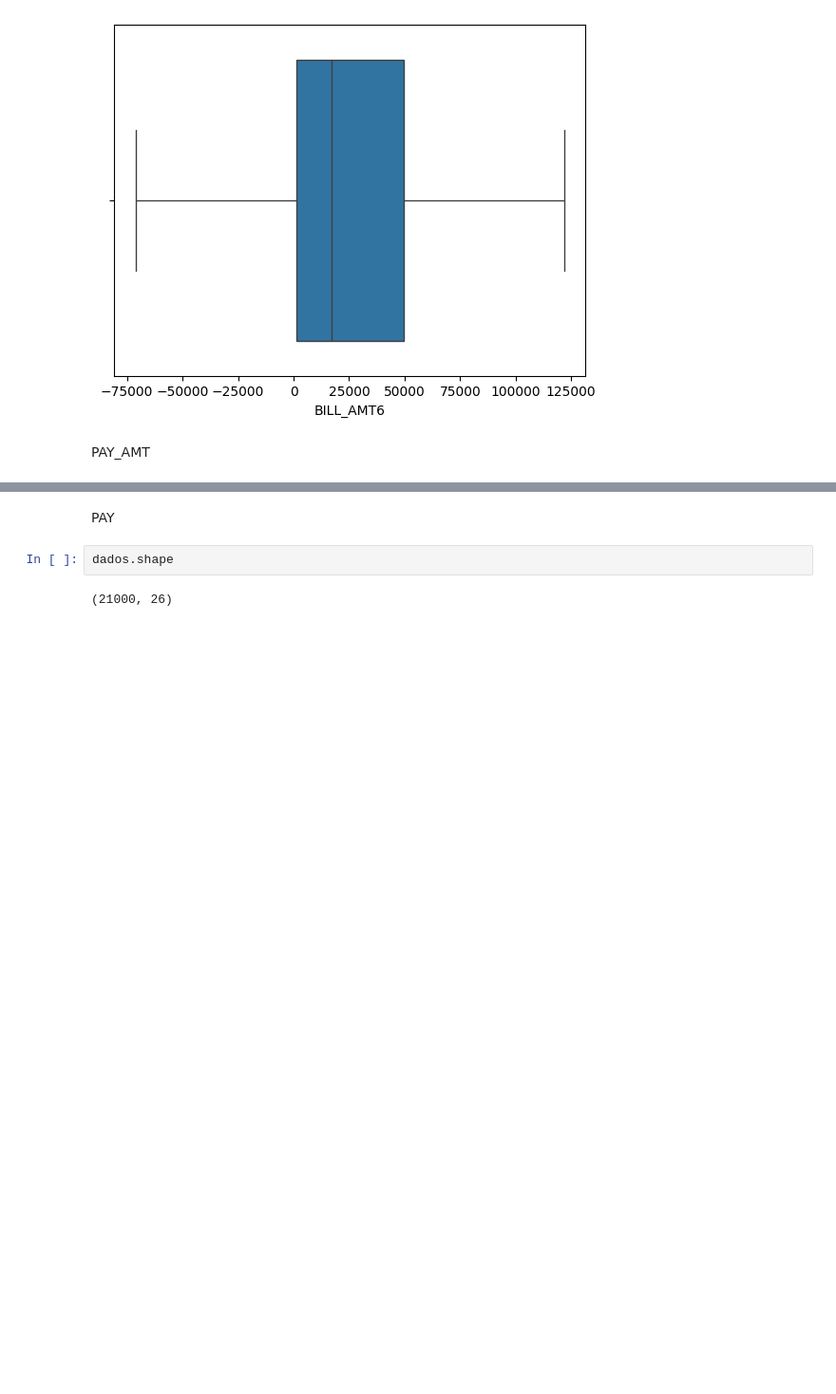
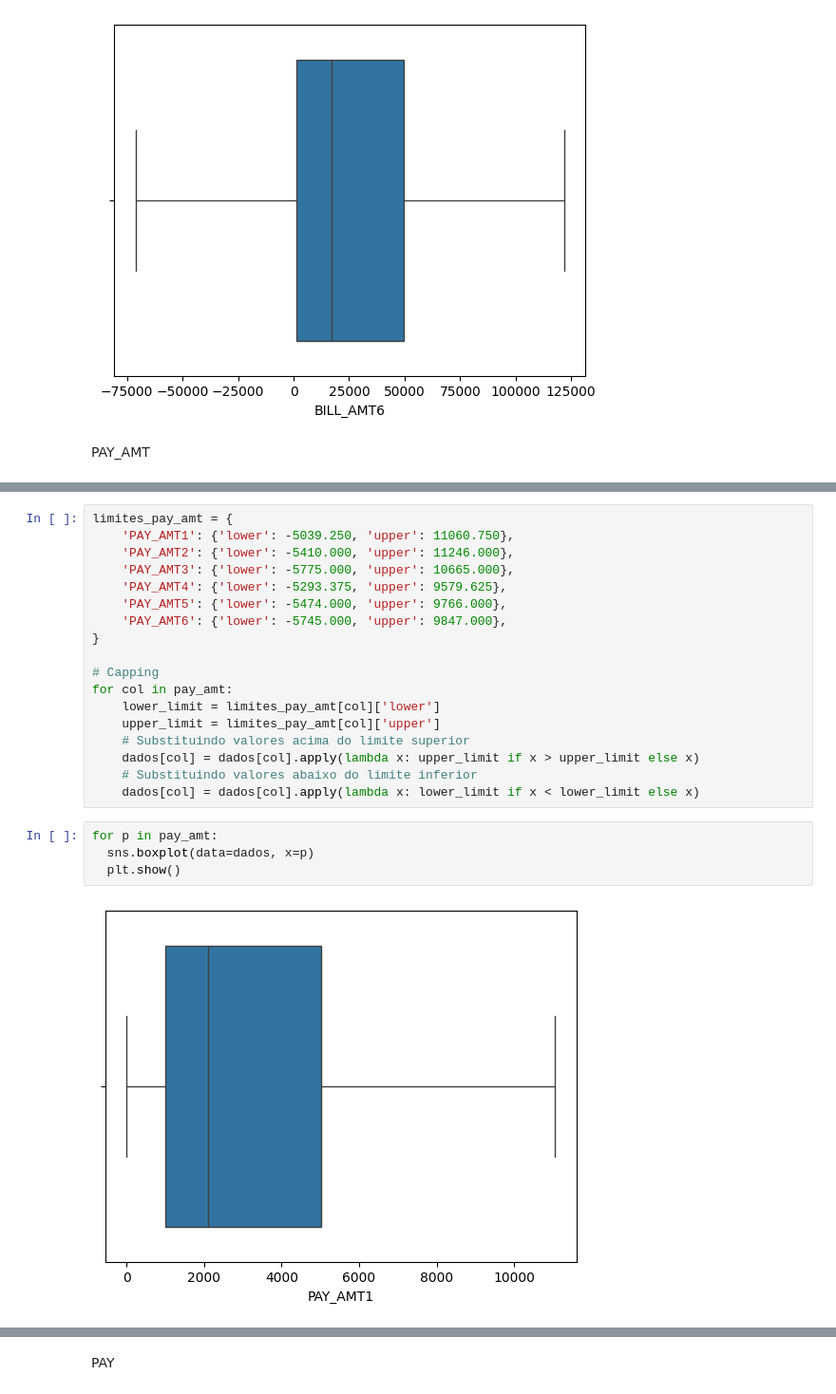
Before and after one commit to HammadN98/inadimplencia_em_cartoes_de_credito, a Jupyter notebook: inadimplecia_credito.ipynb, the cells around one changed output, grey strips where cells are left out. Shown at 95% size. Cells and saved outputs as stored; diff of their text form; blank space fills up the shorter version.

```diff
--- a/inadimplecia_credito.ipynb
+++ b/inadimplecia_credito.ipynb
@@ -452,0 +470,24 @@ PAY_AMT
+# %%
+limites_pay_amt = {
+    'PAY_AMT1': {'lower': -5039.250, 'upper': 11060.750},
+    'PAY_AMT2': {'lower': -5410.000, 'upper': 11246.000},
+    'PAY_AMT3': {'lower': -5775.000, 'upper': 10665.000},
+    'PAY_AMT4': {'lower': -5293.375, 'upper': 9579.625},
+    'PAY_AMT5': {'lower': -5474.000, 'upper': 9766.000},
+    'PAY_AMT6': {'lower': -5745.000, 'upper': 9847.000},
+}
+
+# Capping
+for col in pay_amt:
+    lower_limit = limites_pay_amt[col]['lower']
+    upper_limit = limites_pay_amt[col]['upper']
+    # Substituindo valores acima do limite superior
+    dados[col] = dados[col].apply(lambda x: upper_limit if x > upper_limit else x)
+    # Substituindo valores abaixo do limite inferior
+    dados[col] = dados[col].apply(lambda x: lower_limit if x < lower_limit else x)
+# %%
+for p in pay_amt:
+  sns.boxplot(data=dados, x=p)
+  plt.show()
+# %% [output]
+[figure, added]
@@ -453,6 +499,2 @@ PAY_AMT
 # %% [markdown]
 PAY
-# %%
-dados.shape
-# %% [output]
-(21000, 26)
```
Also changed, not shown: parts of 7 cells of this notebook.
